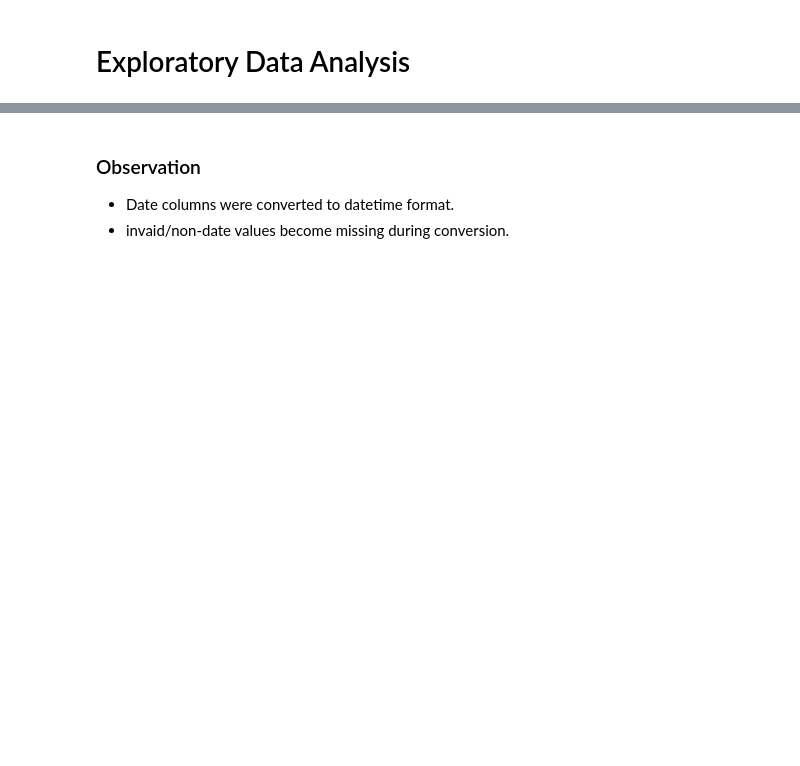
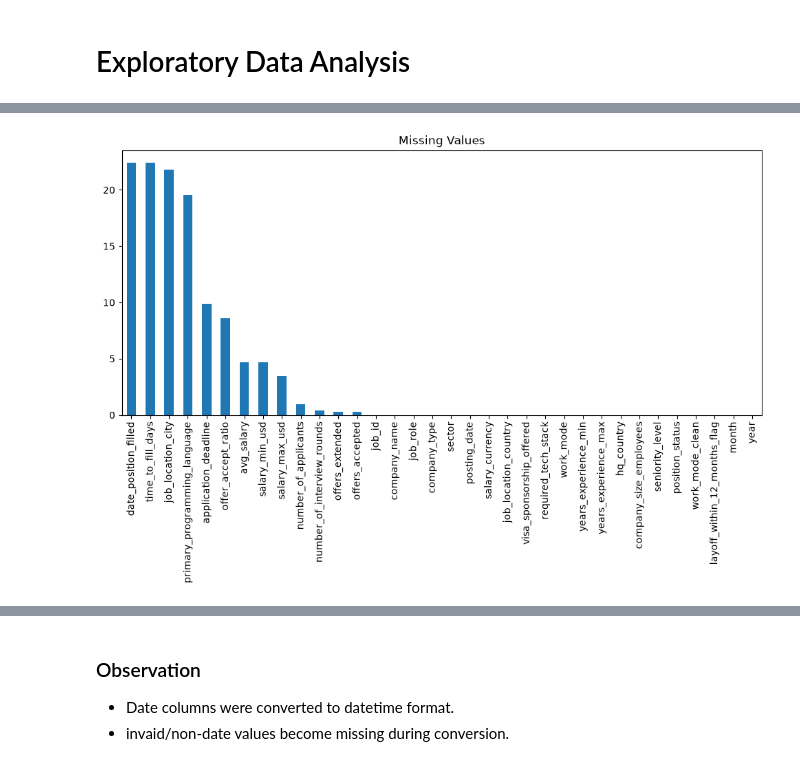
Before and after one commit to adityasaini-devx/Task_01, a Jupyter notebook: EDA_Tech_Job_Market.ipynb, the cells around one changed output, grey strips where cells are left out. Drawn from its saved outputs; the diff is of its cells as text; code cells hidden in the pictures; blank space fills up the shorter version.

```diff
--- a/EDA_Tech_Job_Market.ipynb
+++ b/EDA_Tech_Job_Market.ipynb
@@ -37,6 +133,10 @@ missing
 # %%
-df.isnull().sum().plot(kind="bar", figsize=(12,5))
+missing_percentage = df.isnull().mean()*100
+sorted_missing = missing_percentage.sort_values(ascending=False)
+sorted_missing.plot(kind="bar", figsize=(12,5))
 plt.title("Missing Values")
 plt.show()
+# %% [output]
+[figure, added]
 # %%
 df.duplicated().sum()
```
Also changed, not shown: parts of 42 cells of this notebook.
